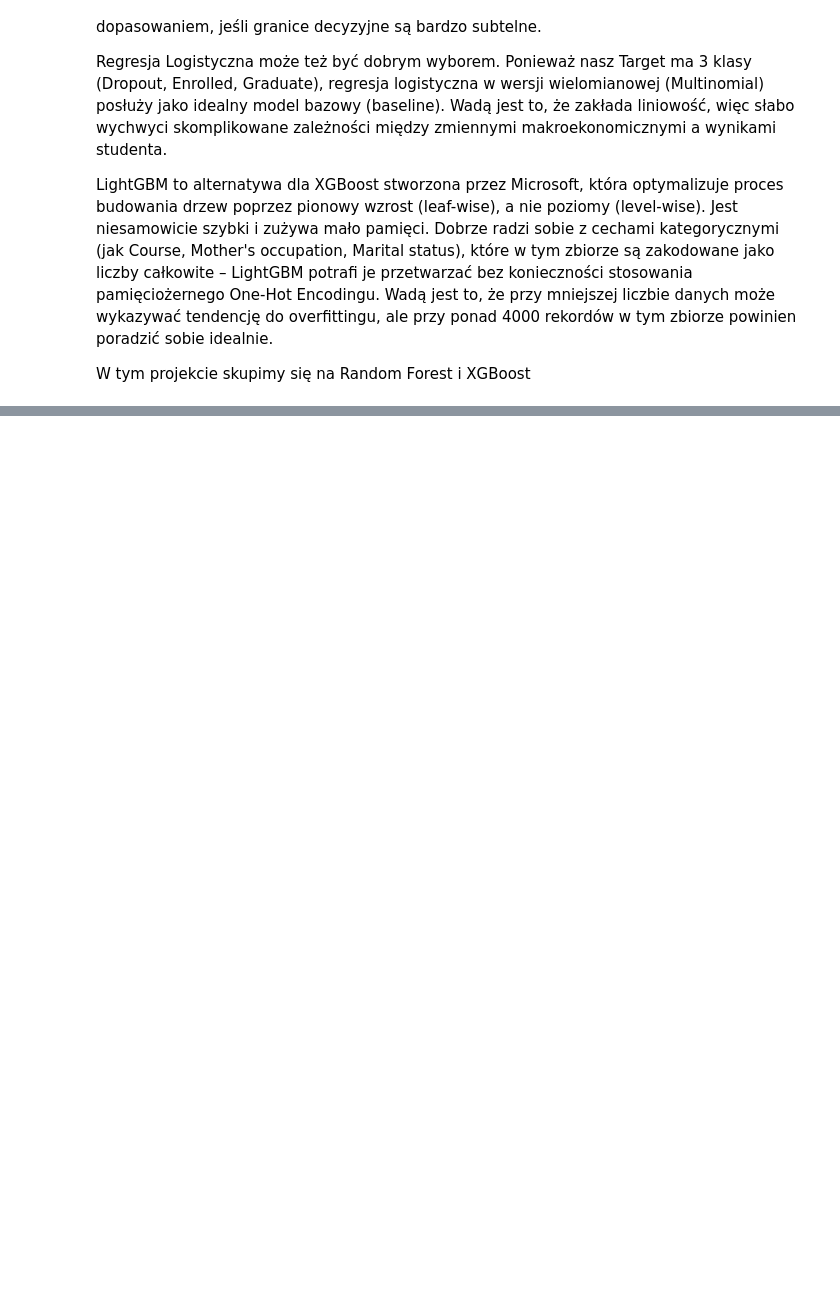
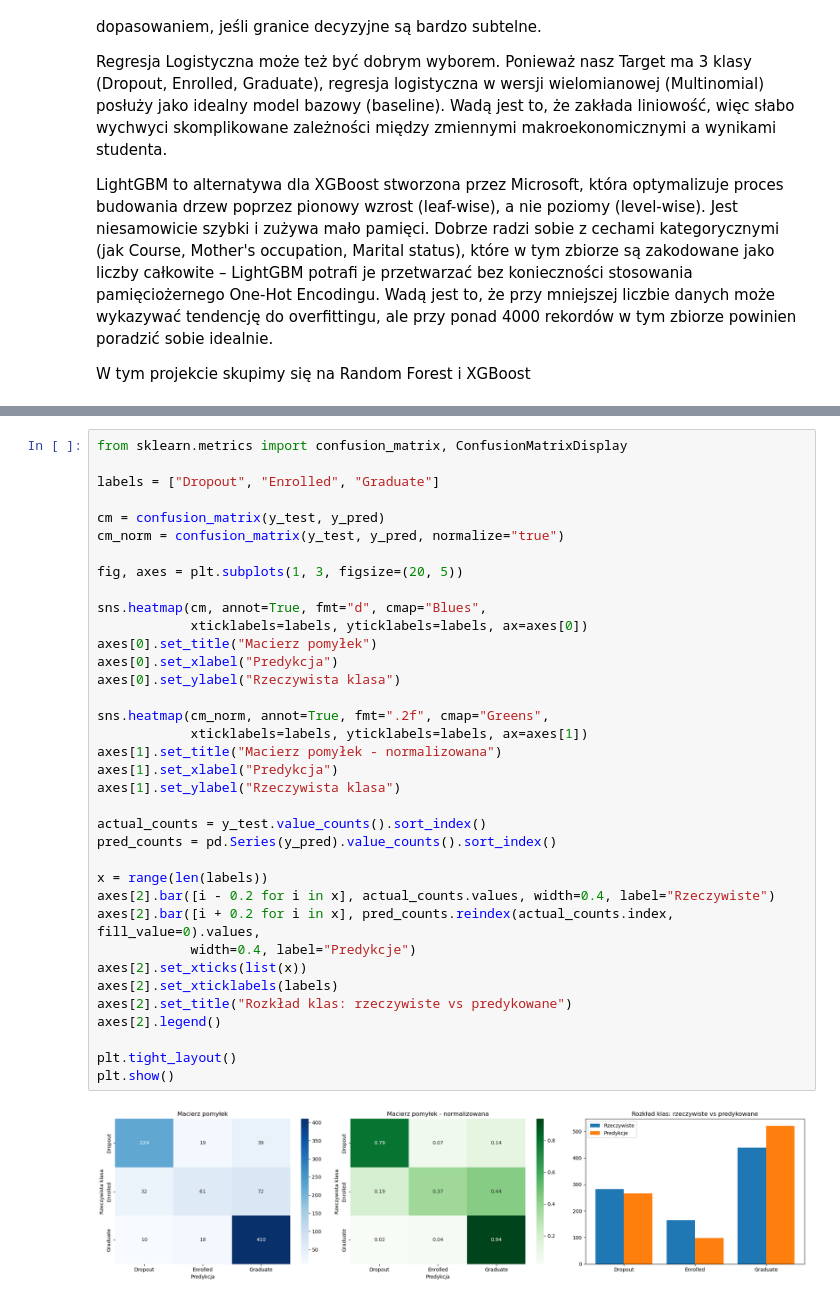
Before and after one commit to BladyWlodek/ProjektPMiNAI, a Jupyter notebook: model.ipynb, the cells around one changed output, grey strips where cells are left out. Drawn from its saved outputs; the diff is of its cells as text; blank space fills up the shorter version.

```diff
--- a/model.ipynb
+++ b/model.ipynb
@@ -266,0 +307,38 @@ W tym projekcie skupimy się na Random Forest i XGBoost
+# %%
+from sklearn.metrics import confusion_matrix, ConfusionMatrixDisplay
+
+labels = ["Dropout", "Enrolled", "Graduate"]
+
+cm = confusion_matrix(y_test, y_pred)
+cm_norm = confusion_matrix(y_test, y_pred, normalize="true")
+
+fig, axes = plt.subplots(1, 3, figsize=(20, 5))
+
+sns.heatmap(cm, annot=True, fmt="d", cmap="Blues",
+            xticklabels=labels, yticklabels=labels, ax=axes[0])
+axes[0].set_title("Macierz pomyłek")
+axes[0].set_xlabel("Predykcja")
+axes[0].set_ylabel("Rzeczywista klasa")
+
+sns.heatmap(cm_norm, annot=True, fmt=".2f", cmap="Greens",
+            xticklabels=labels, yticklabels=labels, ax=axes[1])
+axes[1].set_title("Macierz pomyłek - normalizowana")
+axes[1].set_xlabel("Predykcja")
+axes[1].set_ylabel("Rzeczywista klasa")
+
+actual_counts = y_test.value_counts().sort_index()
+pred_counts = pd.Series(y_pred).value_counts().sort_index()
+
+x = range(len(labels))
+axes[2].bar([i - 0.2 for i in x], actual_counts.values, width=0.4, label="Rzeczywiste")
+axes[2].bar([i + 0.2 for i in x], pred_counts.reindex(actual_counts.index, fill_value=0).values,
+            width=0.4, label="Predykcje")
+axes[2].set_xticks(list(x))
+axes[2].set_xticklabels(labels)
+axes[2].set_title("Rozkład klas: rzeczywiste vs predykowane")
+axes[2].legend()
+
+plt.tight_layout()
+plt.show()
+# %% [output]
+[figure, added]
```
Also changed, not shown: parts of 2 cells of this notebook.
